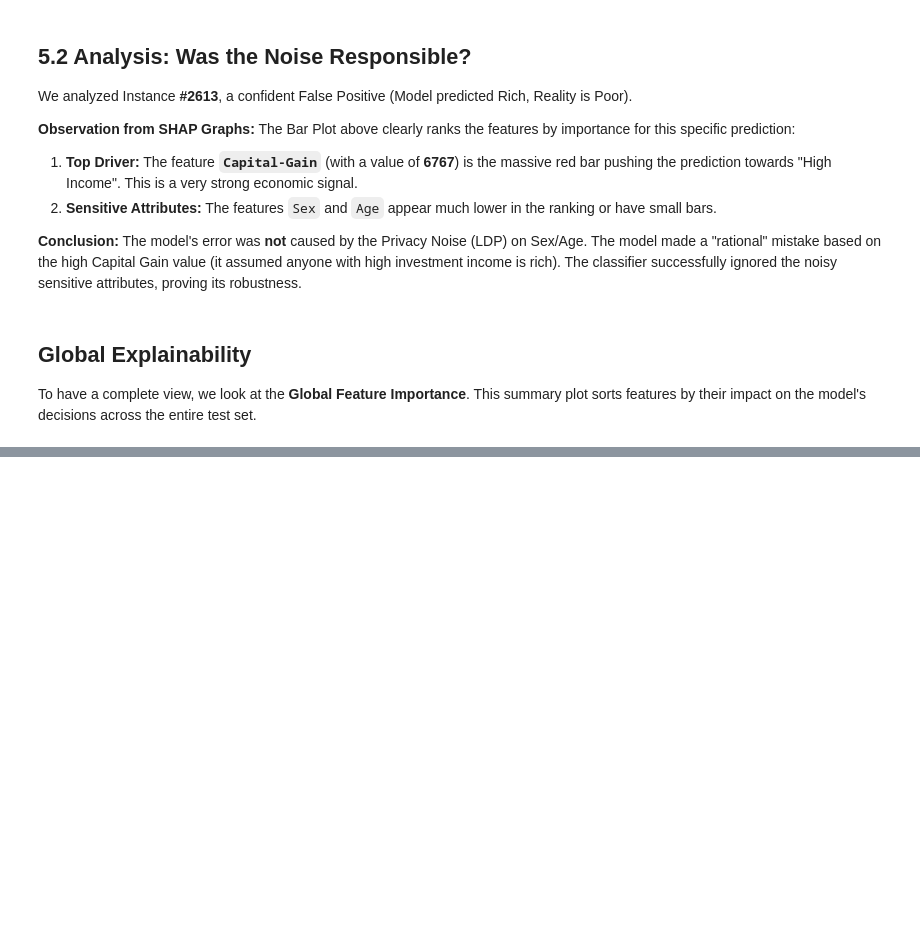
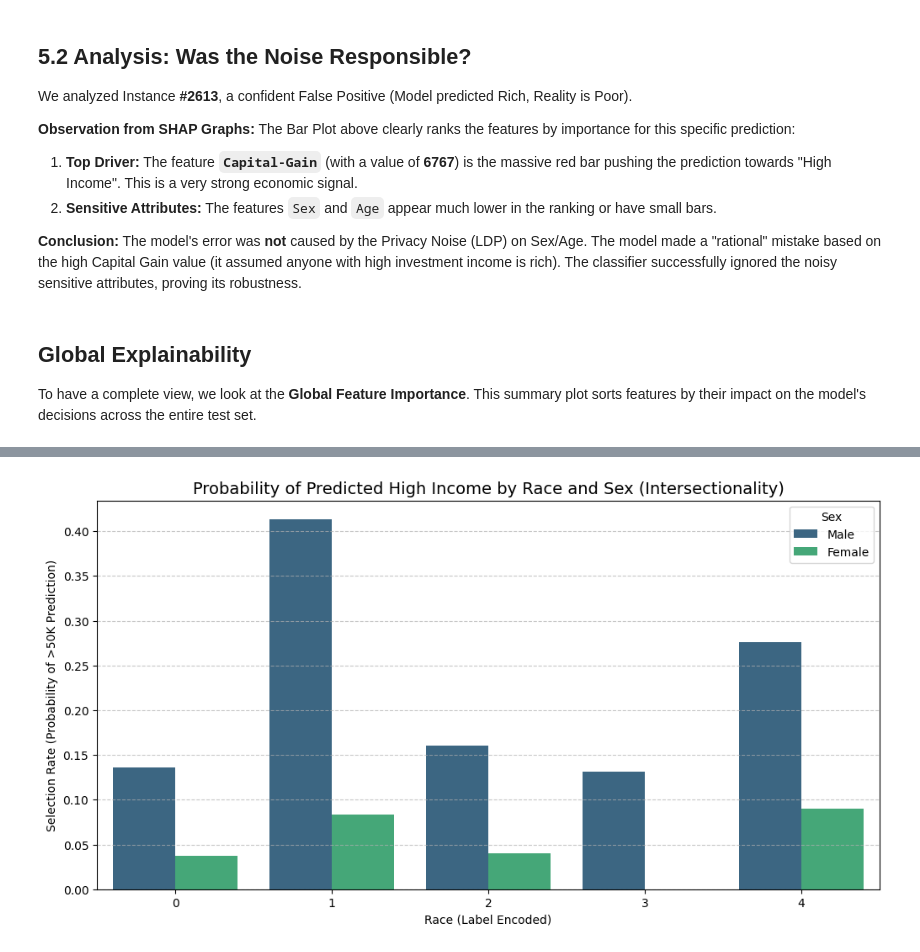
Before and after one commit to imadsharof/Project-on-Responsible-Data-Science, a Jupyter notebook: notebooks/Project_ResponsibleDS_GroupP3.ipynb, the cells around one changed output, grey strips where cells are left out. Drawn from its saved outputs; the diff is of its cells as text; code cells hidden in the pictures; blank space fills up the shorter version.

```diff
--- a/notebooks/Project_ResponsibleDS_GroupP3.ipynb
+++ b/notebooks/Project_ResponsibleDS_GroupP3.ipynb
@@ -1082,0 +1250,29 @@ This plot shows which features are most important across the ENTIRE test set.
+# %%
+import matplotlib.pyplot as plt
+import seaborn as sns
+
+# 1. Prepare Data for Analysis
+# We work on the Real Test Set with the Original Model's predictions
+exploration_df = X_test.copy()
+exploration_df['Predicted_Income'] = clf.predict(X_test)
+
+# 2. Create "Intersection" Feature
+# Example: "White_Male", "Black_Female"
+# We need to inverse transform the labels if they are encoded (0/1) to make it readable
+# Assuming Sex: 1=Male, 0=Female (based on our previous steps)
+sex_map = {1: 'Male', 0: 'Female'}
+# Note: Race was label encoded. We might need to check the mapping or just use the codes.
+# If you don't have the original Race strings, we'll plot by codes, but usually:
+# 4=White, 2=Black (This depends on the specific LabelEncoder run).
+# For safety, we will just use the columns as they are.
+
+exploration_df['Sex_Str'] = exploration_df['Sex'].map(sex_map)
+exploration_df['Intersection'] = exploration_df['Race'].astype(str) + " / " + exploration_df['Sex_Str']
+
+# 3. Calculate Selection Rate per Group
+# (Mean of 'Predicted_Income' gives the % of people predicted as >50K)
+group_metrics = exploration_df.groupby(['Race', 'Sex_Str'])['Predicted_Income'].mean().reset_index()
+group_metrics = group_metrics.sort_values(by='Predicted_Income', ascending=False)
+
+print("--- Selection Rate by Intersection (Race / Sex) ---")
+display(group_metrics)
@@ -1082,0 +1296,17 @@ This plot shows which features are most important across the ENTIRE test set.
+# %%
+# Plotting
+plt.figure(figsize=(12, 6))
+
+# Create a bar plot
+# We use 'Race' on X axis and 'Predicted_Income' on Y, separated by 'Sex'
+sns.barplot(data=group_metrics, x='Race', y='Predicted_Income', hue='Sex_Str', palette='viridis')
+
+plt.title('Probability of Predicted High Income by Race and Sex (Intersectionality)', fontsize=14)
+plt.ylabel('Selection Rate (Probability of >50K Prediction)')
+plt.xlabel('Race (Label Encoded)')
+plt.legend(title='Sex')
+plt.grid(axis='y', linestyle='--', alpha=0.7)
+
+plt.show()
+# %% [output]
+[figure, added]
```
Also changed, not shown: parts of 17 cells of this notebook, 1 other file.
